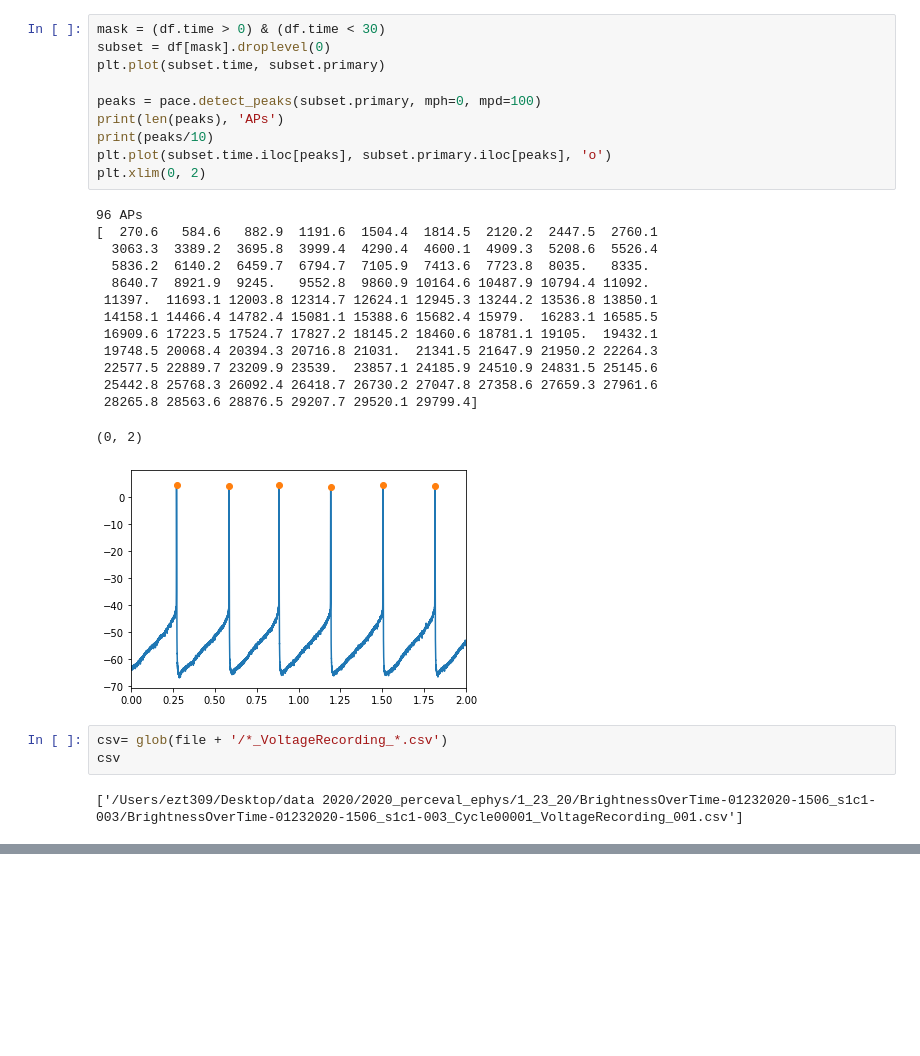
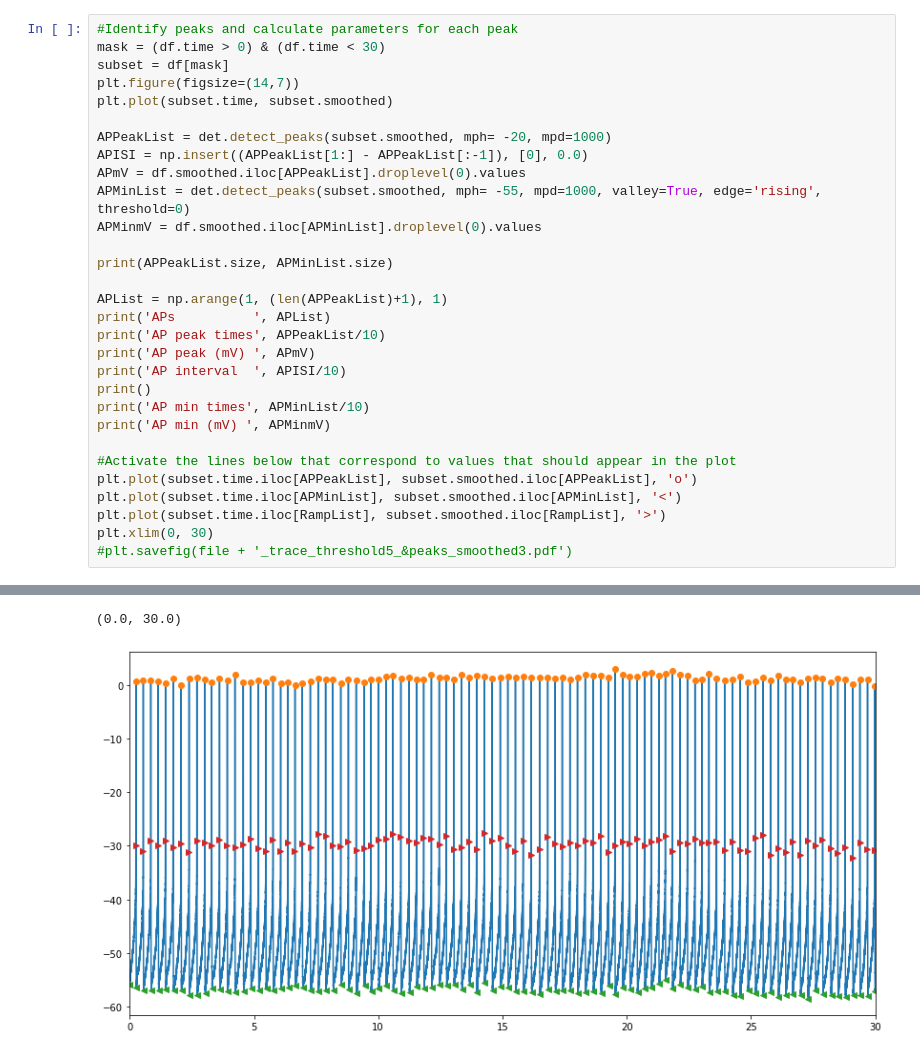
Before and after one commit to surmeierlab/EZT2022SA, a Jupyter notebook: APanddVdtDatatocsv.ipynb, the cells around one changed output, grey strips where cells are left out. Cells and saved outputs as stored; diff of their text form; blank space fills up the shorter version.

```diff
--- a/APanddVdtDatatocsv.ipynb
+++ b/APanddVdtDatatocsv.ipynb
@@ -150,30 +153,31 @@ time diff [3140 2983 3087 3128 3101 3057 3273 3126 3032]
-# %%
-mask = (df.time > 0) & (df.time < 30)
-subset = df[mask].droplevel(0)
-plt.plot(subset.time, subset.primary)
-
-peaks = pace.detect_peaks(subset.primary, mph=0, mpd=100)
-print(len(peaks), 'APs')
-print(peaks/10)
-plt.plot(subset.time.iloc[peaks], subset.primary.iloc[peaks], 'o')
-plt.xlim(0, 2)
-# %% [output]
-96 APs
-[  270.6   584.6   882.9  1191.6  1504.4  1814.5  2120.2  2447.5  2760.1
-  3063.3  3389.2  3695.8  3999.4  4290.4  4600.1  4909.3  5208.6  5526.4
-  5836.2  6140.2  6459.7  6794.7  7105.9  7413.6  7723.8  8035.   8335.
-  8640.7  8921.9  9245.   9552.8  9860.9 10164.6 10487.9 10794.4 11092.
- 11397.  11693.1 12003.8 12314.7 12624.1 12945.3 13244.2 13536.8 13850.1
- 14158.1 14466.4 14782.4 15081.1 15388.6 15682.4 15979.  16283.1 16585.5
- 16909.6 17223.5 17524.7 17827.2 18145.2 18460.6 18781.1 19105.  19432.1
- 19748.5 20068.4 20394.3 20716.8 21031.  21341.5 21647.9 21950.2 22264.3
- 22577.5 22889.7 23209.9 23539.  23857.1 24185.9 24510.9 24831.5 25145.6
- 25442.8 25768.3 26092.4 26418.7 26730.2 27047.8 27358.6 27659.3 27961.6
- 28265.8 28563.6 28876.5 29207.7 29520.1 29799.4]
-(0, 2)
-[figure, removed]
-# %%
-csv= glob(file + '/*_VoltageRecording_*.csv')
-csv
-# %% [output]
-['/Users/ezt309/Desktop/data 2020/2020_perceval_ephys/1_23_20/BrightnessOverTime-01232020-1506_s1c1-003/BrightnessOverTime-01232020-1506_s1c1-003_Cycle00001_VoltageRecording_001.csv']
+# %%
+#Identify peaks and calculate parameters for each peak
+mask = (df.time > 0) & (df.time < 30)
+subset = df[mask]
+plt.figure(figsize=(14,7))
+plt.plot(subset.time, subset.smoothed)
+
+APPeakList = det.detect_peaks(subset.smoothed, mph= -20, mpd=1000)
+APISI = np.insert((APPeakList[1:] - APPeakList[:-1]), [0], 0.0)
+APmV = df.smoothed.iloc[APPeakList].droplevel(0).values
+APMinList = det.detect_peaks(subset.smoothed, mph= -55, mpd=1000, valley=True, edge='rising', threshold=0)
+APMinmV = df.smoothed.iloc[APMinList].droplevel(0).values
+
+print(APPeakList.size, APMinList.size)
+
+APList = np.arange(1, (len(APPeakList)+1), 1)
+print('APs          ', APList)
+print('AP peak times', APPeakList/10)
+print('AP peak (mV) ', APmV)
+print('AP interval  ', APISI/10)
+print()
+print('AP min times', APMinList/10)
+print('AP min (mV) ', APMinmV)
+
+#Activate the lines below that correspond to values that should appear in the plot
+plt.plot(subset.time.iloc[APPeakList], subset.smoothed.iloc[APPeakList], 'o')
+plt.plot(subset.time.iloc[APMinList], subset.smoothed.iloc[APMinList], '<')
+plt.plot(subset.time.iloc[RampList], subset.smoothed.iloc[RampList], '>')
+plt.xlim(0, 30)
+#plt.savefig(file + '_trace_threshold5_&peaks_smoothed3.pdf')
+# %% [output]
@@ -179,0 +201,2 @@ csv
+(0.0, 30.0)
+[figure, added]
```
Also changed, not shown: parts of 13 cells of this notebook, 2 other files.
